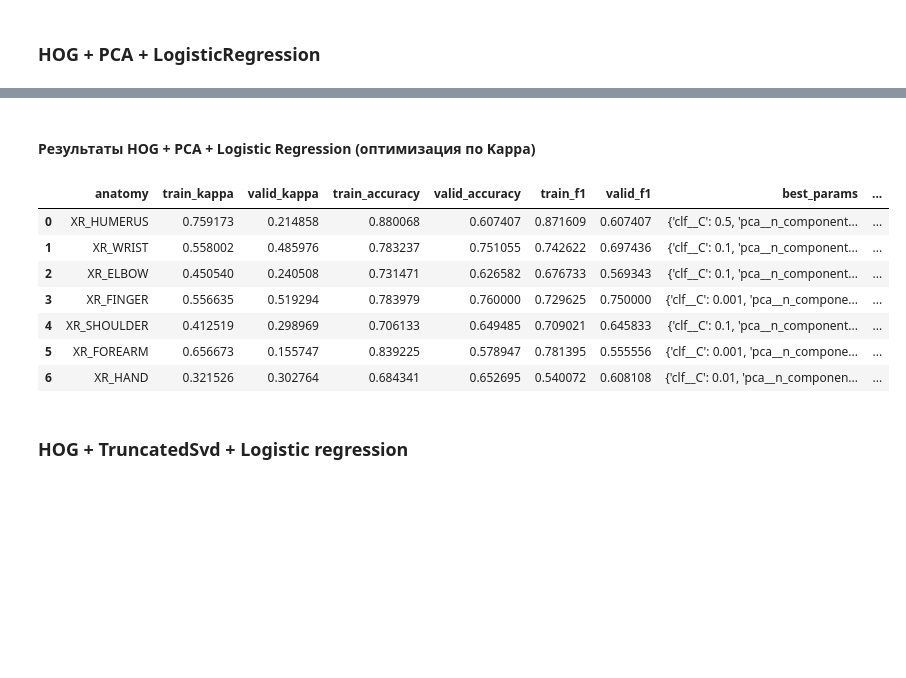
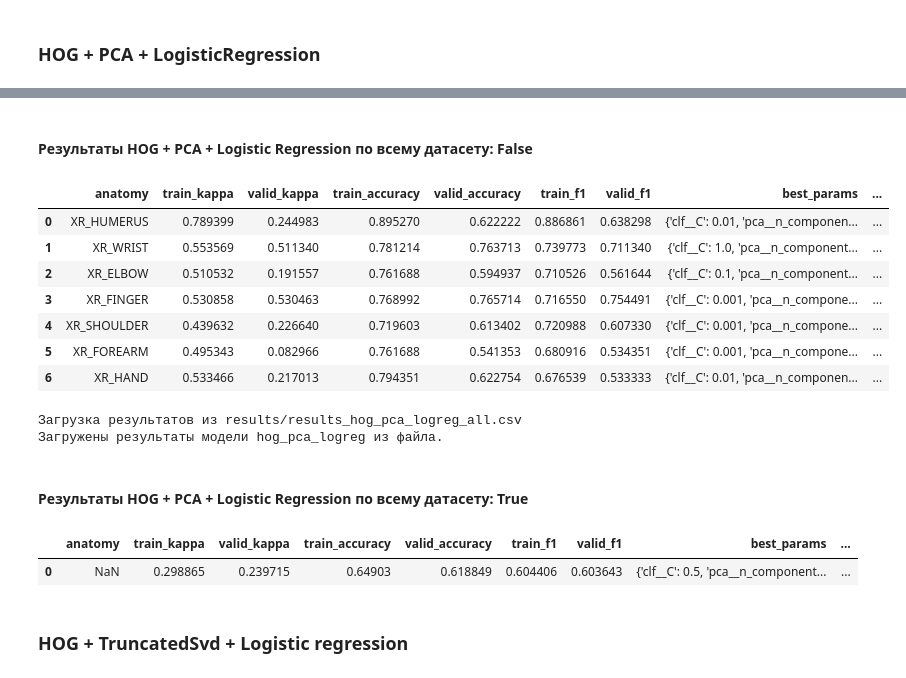
Before and after one commit to Year-project-team-2-Topic-12/Project2025, a Jupyter notebook: ML.ipynb, the cells around one changed output, grey strips where cells are left out. Cells and saved outputs as stored; diff of their text form; code cells hidden in the pictures; blank space fills up the shorter version.

```diff
--- a/ML.ipynb
+++ b/ML.ipynb
@@ -527,6 +523,0 @@ warnings.filterwarnings("ignore")
-# %%
-#Путь к корневой папке MURA-v1.0
-DATA_ROOT = "MURA-v1.1-resized-224x224"
-
-# Проверка наличия папки
-assert os.path.exists(DATA_ROOT), f"Папка {DATA_ROOT} не найдена. Укажите правильный путь."
@@ -1097,0 +554,6 @@ for anatomy in df['anatomy'].unique():
+# %%
+# Сохраним результаты в массив для тепловой карты
+total_resutls_anatomies = []
+total_resutls_all = []
+def save_result(results, is_anatomy=True):
+    total_resutls_anatomies.append(results)
@@ -1288,42 +1084,43 @@ KeyboardInterrupt:
 %autoreload 2
 from sklearn.pipeline import Pipeline
 import importlib
-# from sklearn.svm import SVC
 from sklearn.decomposition import PCA
 from IPython.display import Markdown
 import ml
 importlib.reload(ml)
-from sklearn.svm import LinearSVC
 from sklearn.linear_model import LogisticRegression
-from ml import fit_hog_pipeline_bodyparts
+from ml.fit import fit_pipeline_anatomies
+from ml.hog import prepare_data_for_anatomy
 
 
 pipe_pca_logreg = Pipeline([
-    # ("image_loader", ImageLoader()),
-    # ("hog", HOGTransformer()),
-    # ("study_hog", StudyHOGTransformer()),
     ('pca', PCA(whiten=True)),
-    # ('pca', PCA(n_components=300, whiten=True)),
     ("clf",  LogisticRegression(
         max_iter=1000,
         n_jobs=8,
         class_weight="balanced",
     ))
 ])
+for use_all in [False, True]:
+    N_JOBS = 5 if use_all else 8
+    PCA_COMPONENTS =[50, 100] if use_all else [200, 300, 500]
+    CLF_C = [0.001, 0.01, 0.5] if use_all else [0.001, 0.01, 0.1, 0.5, 1.0]
+    current_result = fit_pipeline_anatomies(
+        model_pipeline=pipe_pca_logreg,
+        param_grid={
+            "pca__n_components": PCA_COMPONENTS,
+            "clf__C": CLF_C
+        },
+        model_name_base="hog_pca_logreg",
+        paths_df=df,
+        grid_search_params={'n_jobs': N_JOBS, 'verbose': 3},
+        get_data_for_anatomy=prepare_data_for_anatomy,
+        use_all=use_all
+    )
+    save_result(current_result, is_anatomy=not use_all)
 
-results_pca_logreg_df = fit_hog_pipeline_bodyparts(
-    pipe_pca_logreg,
-    {
-        "pca__n_components": [100, 200, 300],
-        # "pca__n_components": [100, 200, 300, 500, 600],
-        "clf__C": [0.001, 0.01, 0.1, 0.5, 1.0]
-    },
-    "hog_pca_logreg",
-    df,
-    grid_search_params={'n_jobs': 8, 'verbose': 3}
-)
-display(Markdown("#### Результаты HOG + PCA + Logistic Regression (оптимизация по Kappa)"))
-display(results_pca_logreg_df)
+    display(Markdown(f"#### Результаты HOG + PCA + Logistic Regression по всему датасету: {use_all}"))
+    display(current_result)
 # %% [output]
 The autoreload extension is already loaded. To reload it, use:
   %reload_ext autoreload
@@ -1345,12 +1129,17 @@ VALID METRICS: Accuracy=0.653, F1_Abnormal=0.608, Cohen_Kappa=0.303, ROC_AUC=0.7
-#### Результаты HOG + PCA + Logistic Regression (оптимизация по Kappa)
+#### Результаты HOG + PCA + Logistic Regression по всему датасету: False
 |  | anatomy | train_kappa | valid_kappa | train_accuracy | valid_accuracy | train_f1 | valid_f1 | best_params | ... |
-| 0 | XR_HUMERUS | 0.759173 | 0.214858 | 0.880068 | 0.607407 | 0.871609 | 0.607407 | {'clf__C': 0.5, 'pca__n_component... | ... |
-| 1 | XR_WRIST | 0.558002 | 0.485976 | 0.783237 | 0.751055 | 0.742622 | 0.697436 | {'clf__C': 0.1, 'pca__n_component... | ... |
-| 2 | XR_ELBOW | 0.450540 | 0.240508 | 0.731471 | 0.626582 | 0.676733 | 0.569343 | {'clf__C': 0.1, 'pca__n_component... | ... |
-| 3 | XR_FINGER | 0.556635 | 0.519294 | 0.783979 | 0.760000 | 0.729625 | 0.750000 | {'clf__C': 0.001, 'pca__n_compone... | ... |
-| 4 | XR_SHOULDER | 0.412519 | 0.298969 | 0.706133 | 0.649485 | 0.709021 | 0.645833 | {'clf__C': 0.1, 'pca__n_component... | ... |
-| 5 | XR_FOREARM | 0.656673 | 0.155747 | 0.839225 | 0.578947 | 0.781395 | 0.555556 | {'clf__C': 0.001, 'pca__n_compone... | ... |
-| 6 | XR_HAND | 0.321526 | 0.302764 | 0.684341 | 0.652695 | 0.540072 | 0.608108 | {'clf__C': 0.01, 'pca__n_componen... | ... |
+| 0 | XR_HUMERUS | 0.789399 | 0.244983 | 0.895270 | 0.622222 | 0.886861 | 0.638298 | {'clf__C': 0.01, 'pca__n_componen... | ... |
+| 1 | XR_WRIST | 0.553569 | 0.511340 | 0.781214 | 0.763713 | 0.739773 | 0.711340 | {'clf__C': 1.0, 'pca__n_component... | ... |
+| 2 | XR_ELBOW | 0.510532 | 0.191557 | 0.761688 | 0.594937 | 0.710526 | 0.561644 | {'clf__C': 0.1, 'pca__n_component... | ... |
+| 3 | XR_FINGER | 0.530858 | 0.530463 | 0.768992 | 0.765714 | 0.716550 | 0.754491 | {'clf__C': 0.001, 'pca__n_compone... | ... |
+| 4 | XR_SHOULDER | 0.439632 | 0.226640 | 0.719603 | 0.613402 | 0.720988 | 0.607330 | {'clf__C': 0.001, 'pca__n_compone... | ... |
+| 5 | XR_FOREARM | 0.495343 | 0.082966 | 0.761688 | 0.541353 | 0.680916 | 0.534351 | {'clf__C': 0.001, 'pca__n_compone... | ... |
+| 6 | XR_HAND | 0.533466 | 0.217013 | 0.794351 | 0.622754 | 0.676539 | 0.533333 | {'clf__C': 0.01, 'pca__n_componen... | ... |
+Загрузка результатов из results/results_hog_pca_logreg_all.csv
+Загружены результаты модели hog_pca_logreg из файла.
+#### Результаты HOG + PCA + Logistic Regression по всему датасету: True
+|  | anatomy | train_kappa | valid_kappa | train_accuracy | valid_accuracy | train_f1 | valid_f1 | best_params | ... |
+| 0 | NaN | 0.298865 | 0.239715 | 0.64903 | 0.618849 | 0.604406 | 0.603643 | {'clf__C': 0.5, 'pca__n_component... | ... |
 # %% [markdown]
 ### HOG + TruncatedSvd + Logistic regression
 # %%
```
Also changed, not shown: parts of 90 cells of this notebook, 2 other files.
